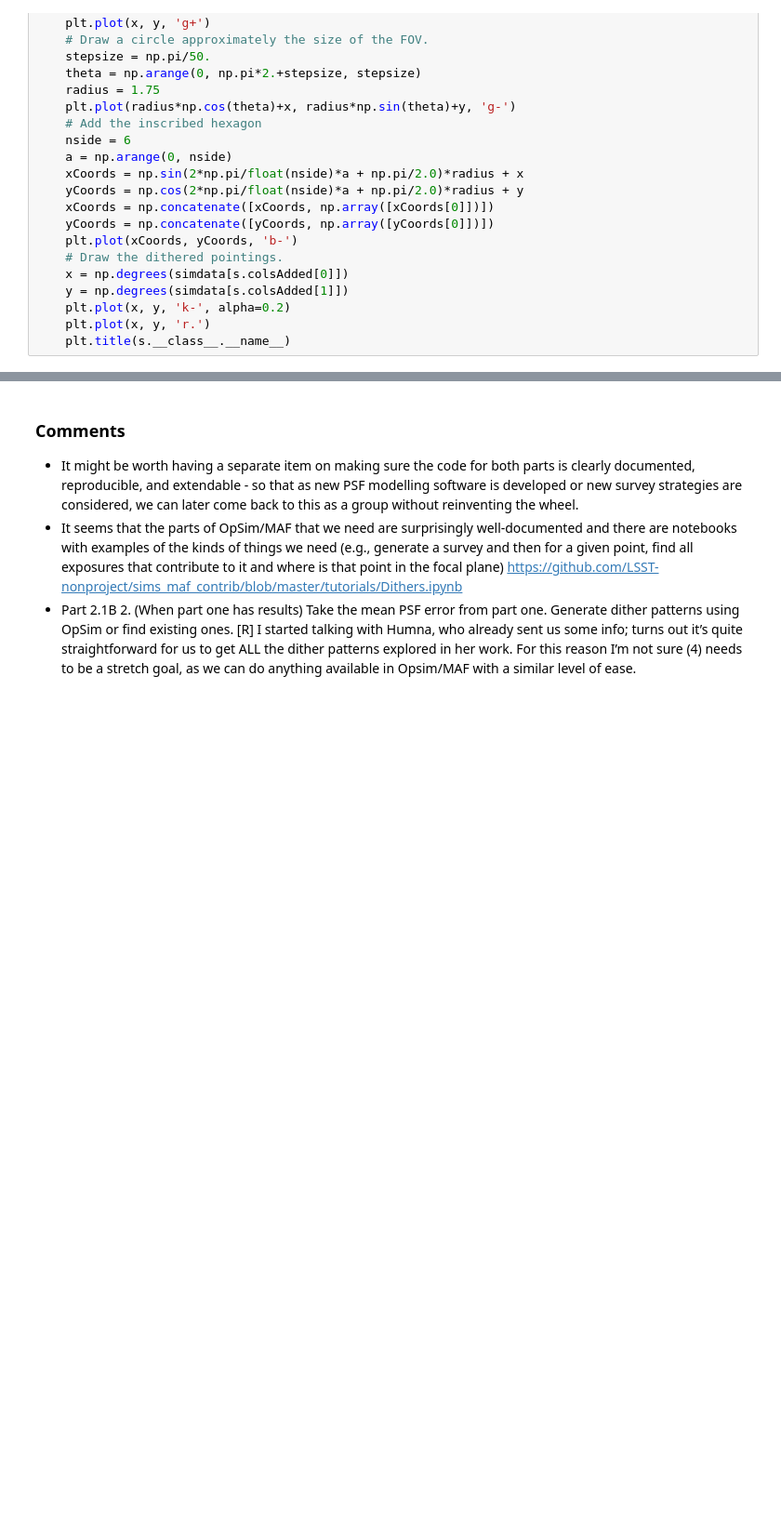
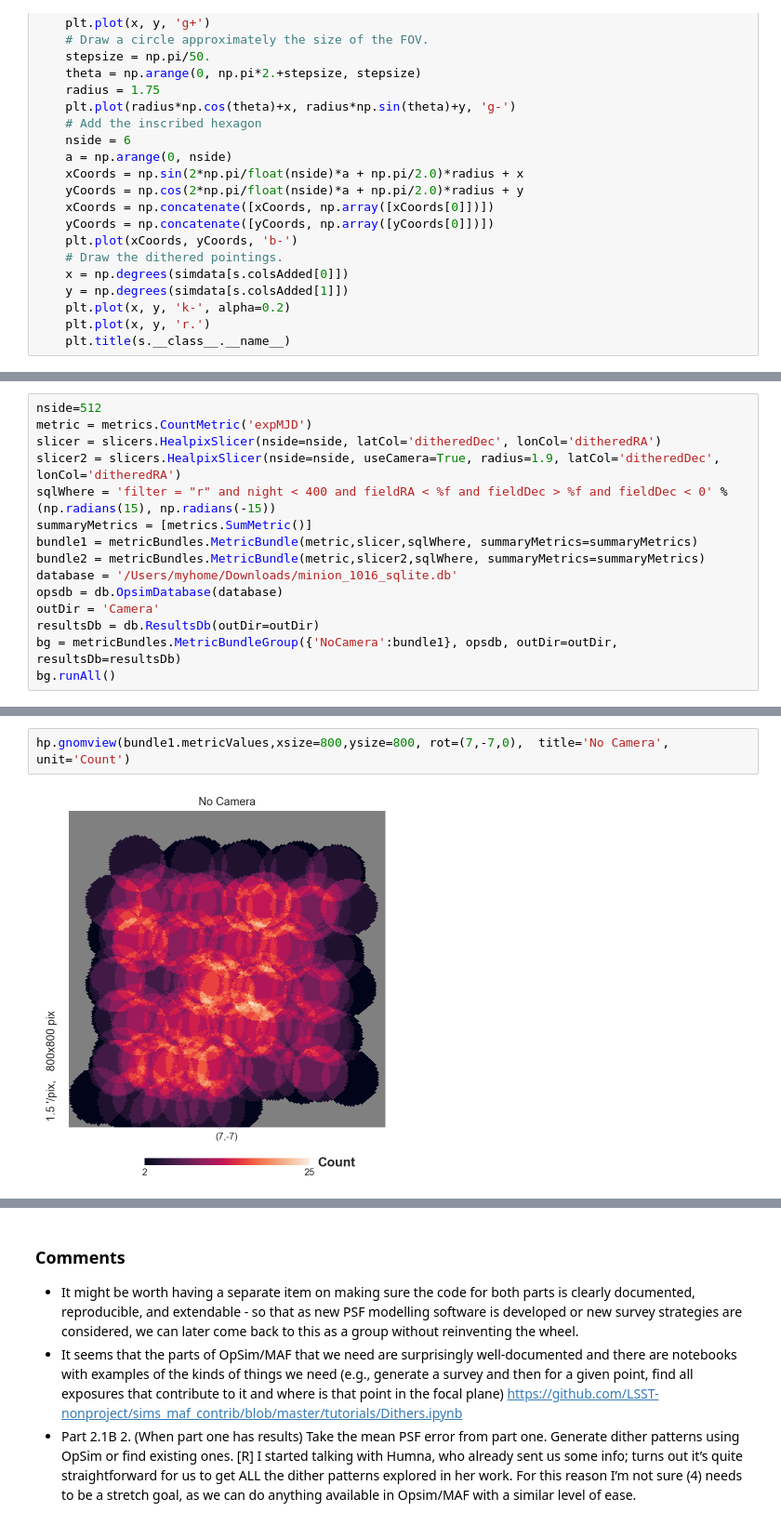
Before and after one commit to hsnee/lsstpsf, a Jupyter notebook: errors.ipynb, the cells around one changed output, grey strips where cells are left out. Shown at 93% size. Saved outputs shown, nothing was run; the diff lists cells and outputs as text; blank space fills up the shorter version.

```diff
--- a/errors.ipynb
+++ b/errors.ipynb
@@ -232,0 +248,15 @@ NameError: name 'stackers' is not defined
+# %%
+nside=512
+metric = metrics.CountMetric('expMJD')
+slicer = slicers.HealpixSlicer(nside=nside, latCol='ditheredDec', lonCol='ditheredRA')
+slicer2 = slicers.HealpixSlicer(nside=nside, useCamera=True, radius=1.9, latCol='ditheredDec', lonCol='ditheredRA')
+sqlWhere = 'filter = "r" and night < 400 and fieldRA < %f and fieldDec > %f and fieldDec < 0' % (np.radians(15), np.radians(-15))
+summaryMetrics = [metrics.SumMetric()]
+bundle1 = metricBundles.MetricBundle(metric,slicer,sqlWhere, summaryMetrics=summaryMetrics)
+bundle2 = metricBundles.MetricBundle(metric,slicer2,sqlWhere, summaryMetrics=summaryMetrics)
+database = '/Users/myhome/Downloads/minion_1016_sqlite.db'
+opsdb = db.OpsimDatabase(database)
+outDir = 'Camera'
+resultsDb = db.ResultsDb(outDir=outDir)
+bg = metricBundles.MetricBundleGroup({'NoCamera':bundle1}, opsdb, outDir=outDir, resultsDb=resultsDb)
+bg.runAll()
@@ -232,0 +273,4 @@ NameError: name 'stackers' is not defined
+# %%
+hp.gnomview(bundle1.metricValues,xsize=800,ysize=800, rot=(7,-7,0),  title='No Camera', unit='Count')
+# %% [output]
+[figure, added]
```
Also changed, not shown: parts of 30 cells of this notebook.
